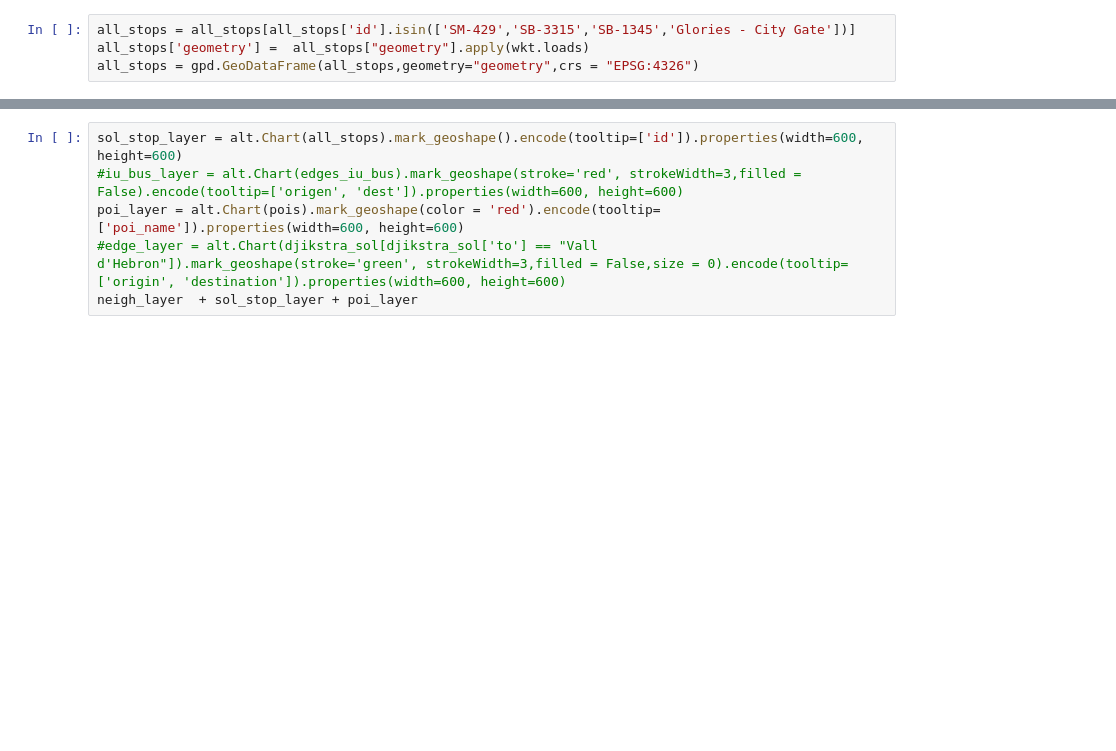
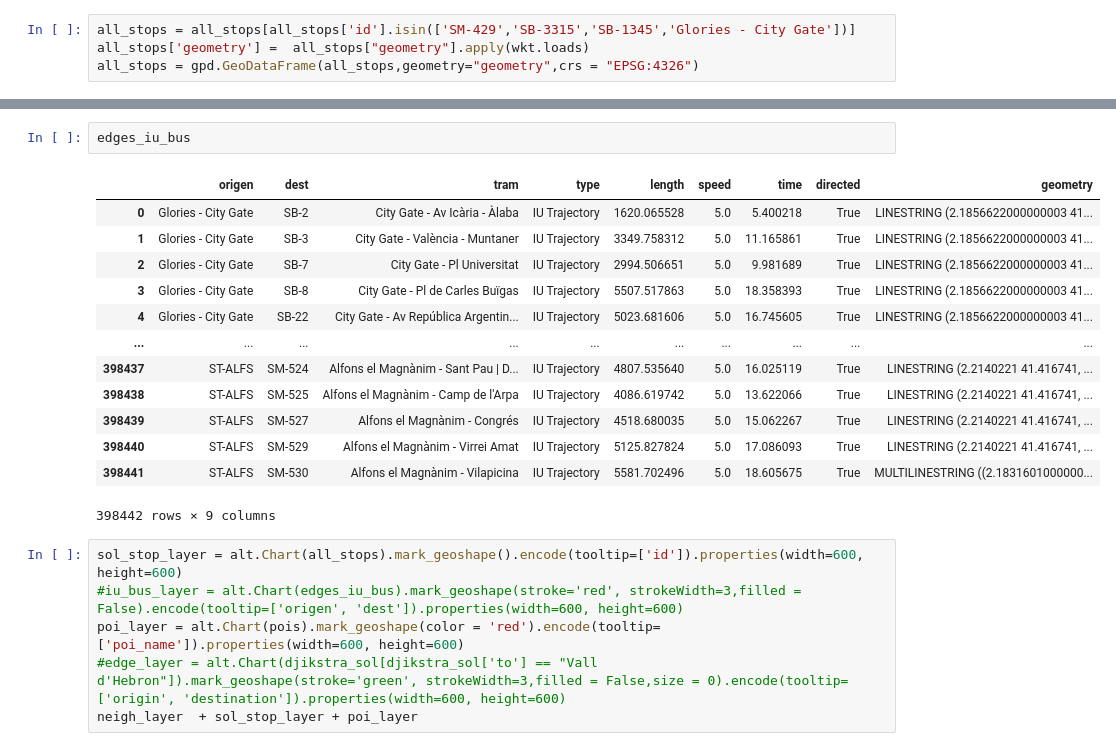
Before and after one commit to bmantepe/stop-location, a Jupyter notebook: 21-Manual-test.ipynb, the cells around one changed output, grey strips where cells are left out. Cells and saved outputs as stored; diff of their text form; blank space fills up the shorter version.

```diff
--- a/21-Manual-test.ipynb
+++ b/21-Manual-test.ipynb
@@ -87,3 +80,19 @@ djikstra_out = djikstra_out[djikstra_out['to'].isin(['Plaça Catalunya','Vall d\
+# %%
+edges_iu_bus
+# %% [output]
+|  | origen | dest | tram | type | length | speed | time | directed | geometry |
+| 0 | Glories - City Gate | SB-2 | City Gate - Av Icària - Àlaba | IU Trajectory | 1620.065528 | 5.0 | 5.400218 | True | LINESTRING (2.1856622000000003 41... |
+| 1 | Glories - City Gate | SB-3 | City Gate - València - Muntaner | IU Trajectory | 3349.758312 | 5.0 | 11.165861 | True | LINESTRING (2.1856622000000003 41... |
+| 2 | Glories - City Gate | SB-7 | City Gate - Pl Universitat | IU Trajectory | 2994.506651 | 5.0 | 9.981689 | True | LINESTRING (2.1856622000000003 41... |
+| 3 | Glories - City Gate | SB-8 | City Gate - Pl de Carles Buïgas | IU Trajectory | 5507.517863 | 5.0 | 18.358393 | True | LINESTRING (2.1856622000000003 41... |
+| 4 | Glories - City Gate | SB-22 | City Gate - Av República Argentin... | IU Trajectory | 5023.681606 | 5.0 | 16.745605 | True | LINESTRING (2.1856622000000003 41... |
+| ... | ... | ... | ... | ... | ... | ... | ... | ... | ... |
+| 398437 | ST-ALFS | SM-524 | Alfons el Magnànim - Sant Pau | D... | IU Trajectory | 4807.535640 | 5.0 | 16.025119 | True | LINESTRING (2.2140221 41.416741, ... |
+| 398438 | ST-ALFS | SM-525 | Alfons el Magnànim - Camp de l'Arpa | IU Trajectory | 4086.619742 | 5.0 | 13.622066 | True | LINESTRING (2.2140221 41.416741, ... |
+| 398439 | ST-ALFS | SM-527 | Alfons el Magnànim - Congrés | IU Trajectory | 4518.680035 | 5.0 | 15.062267 | True | LINESTRING (2.2140221 41.416741, ... |
+| 398440 | ST-ALFS | SM-529 | Alfons el Magnànim - Virrei Amat | IU Trajectory | 5125.827824 | 5.0 | 17.086093 | True | LINESTRING (2.2140221 41.416741, ... |
+| 398441 | ST-ALFS | SM-530 | Alfons el Magnànim - Vilapicina | IU Trajectory | 5581.702496 | 5.0 | 18.605675 | True | MULTILINESTRING ((2.1831601000000... |
+398442 rows × 9 columns
 # %%
 sol_stop_layer = alt.Chart(all_stops).mark_geoshape().encode(tooltip=['id']).properties(width=600, height=600)
 #iu_bus_layer = alt.Chart(edges_iu_bus).mark_geoshape(stroke='red', strokeWidth=3,filled = False).encode(tooltip=['origen', 'dest']).properties(width=600, height=600)
```
Also changed, not shown: parts of 3 cells of this notebook, 19 other files.
